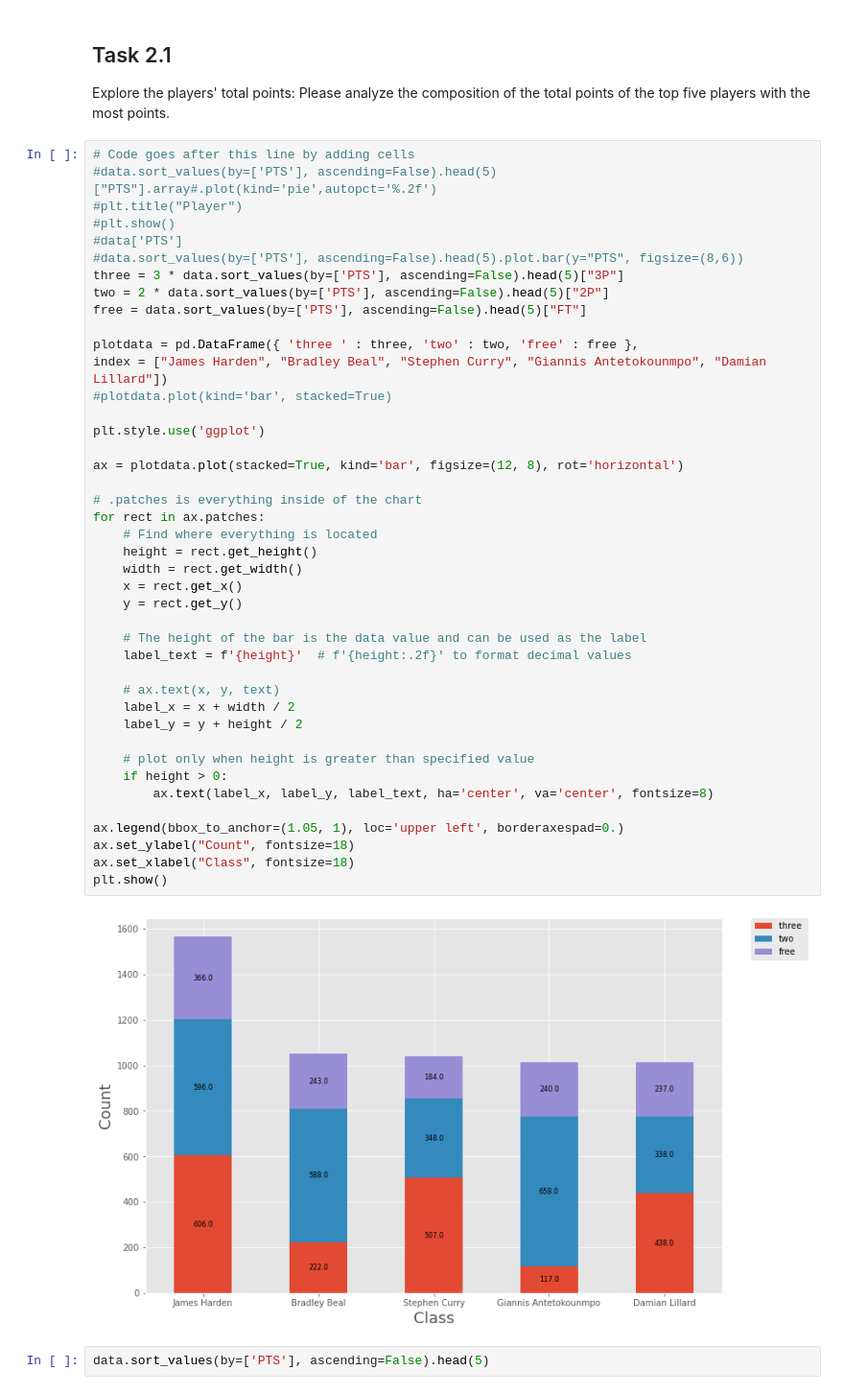
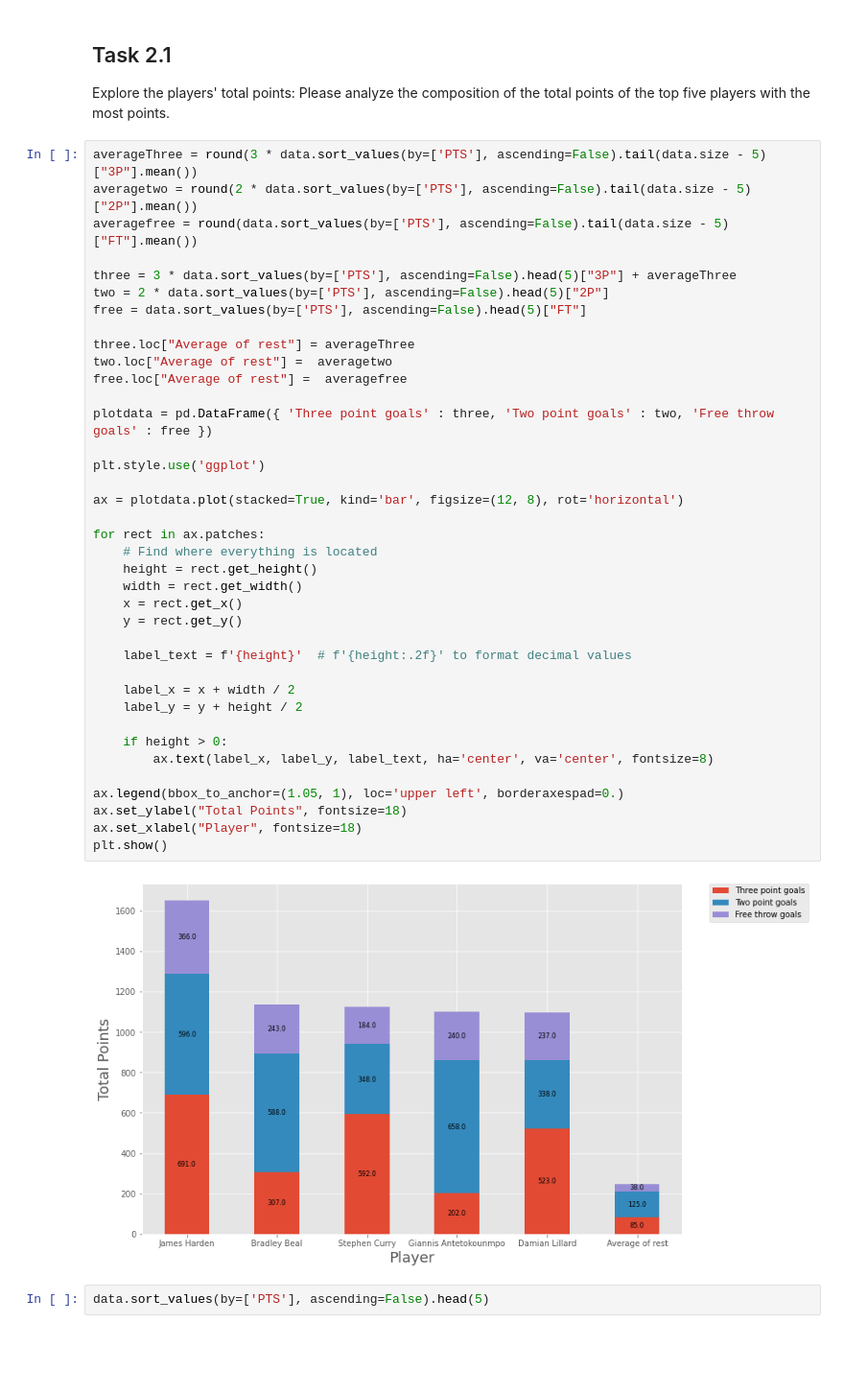
Before and after one commit to s3717566/prac-data-science-a1, a Jupyter notebook: assignment1_TEMPLATE.ipynb, the cells around one changed output. Shown: that part at 96% size. Cells and saved outputs as stored; diff of their text form; blank space fills up the shorter version.

```diff
--- a/assignment1_TEMPLATE.ipynb
+++ b/assignment1_TEMPLATE.ipynb
@@ -124,49 +124,45 @@ data.to_csv('cleaned_NBA_players_stats.csv', index=False)
 ## Task 2.1
 Explore the players' total points: Please analyze the composition of the total points of the top five players with the most points.
 # %%
-# Code goes after this line by adding cells
-#data.sort_values(by=['PTS'], ascending=False).head(5)["PTS"].array#.plot(kind='pie',autopct='%.2f')
-#plt.title("Player")
-#plt.show()
-#data['PTS']
-#data.sort_values(by=['PTS'], ascending=False).head(5).plot.bar(y="PTS", figsize=(8,6))
-three = 3 * data.sort_values(by=['PTS'], ascending=False).head(5)["3P"]
+averageThree = round(3 * data.sort_values(by=['PTS'], ascending=False).tail(data.size - 5)["3P"].mean())
+averagetwo = round(2 * data.sort_values(by=['PTS'], ascending=False).tail(data.size - 5)["2P"].mean())
+averagefree = round(data.sort_values(by=['PTS'], ascending=False).tail(data.size - 5)["FT"].mean())
+
+three = 3 * data.sort_values(by=['PTS'], ascending=False).head(5)["3P"] + averageThree
 two = 2 * data.sort_values(by=['PTS'], ascending=False).head(5)["2P"]
 free = data.sort_values(by=['PTS'], ascending=False).head(5)["FT"]
 
-plotdata = pd.DataFrame({ 'three ' : three, 'two' : two, 'free' : free },
-index = ["James Harden", "Bradley Beal", "Stephen Curry", "Giannis Antetokounmpo", "Damian Lillard"])
-#plotdata.plot(kind='bar', stacked=True)
+three.loc["Average of rest"] = averageThree
+two.loc["Average of rest"] =  averagetwo
+free.loc["Average of rest"] =  averagefree
+
+plotdata = pd.DataFrame({ 'Three point goals' : three, 'Two point goals' : two, 'Free throw goals' : free })
 
 plt.style.use('ggplot')
 
 ax = plotdata.plot(stacked=True, kind='bar', figsize=(12, 8), rot='horizontal')
 
-# .patches is everything inside of the chart
 for rect in ax.patches:
     # Find where everything is located
     height = rect.get_height()
     width = rect.get_width()
     x = rect.get_x()
     y = rect.get_y()
 
-    # The height of the bar is the data value and can be used as the label
     label_text = f'{height}'  # f'{height:.2f}' to format decimal values
 
-    # ax.text(x, y, text)
     label_x = x + width / 2
     label_y = y + height / 2
 
-    # plot only when height is greater than specified value
     if height > 0:
         ax.text(label_x, label_y, label_text, ha='center', va='center', fontsize=8)
 
 ax.legend(bbox_to_anchor=(1.05, 1), loc='upper left', borderaxespad=0.)
-ax.set_ylabel("Count", fontsize=18)
-ax.set_xlabel("Class", fontsize=18)
+ax.set_ylabel("Total Points", fontsize=18)
+ax.set_xlabel("Player", fontsize=18)
 plt.show()
 # %% [output]
-[figure, old version]
+[figure, new version]
 # %%
 data.sort_values(by=['PTS'], ascending=False).head(5)
 # %% [output]
```
Also changed, not shown: parts of 7 cells of this notebook.
